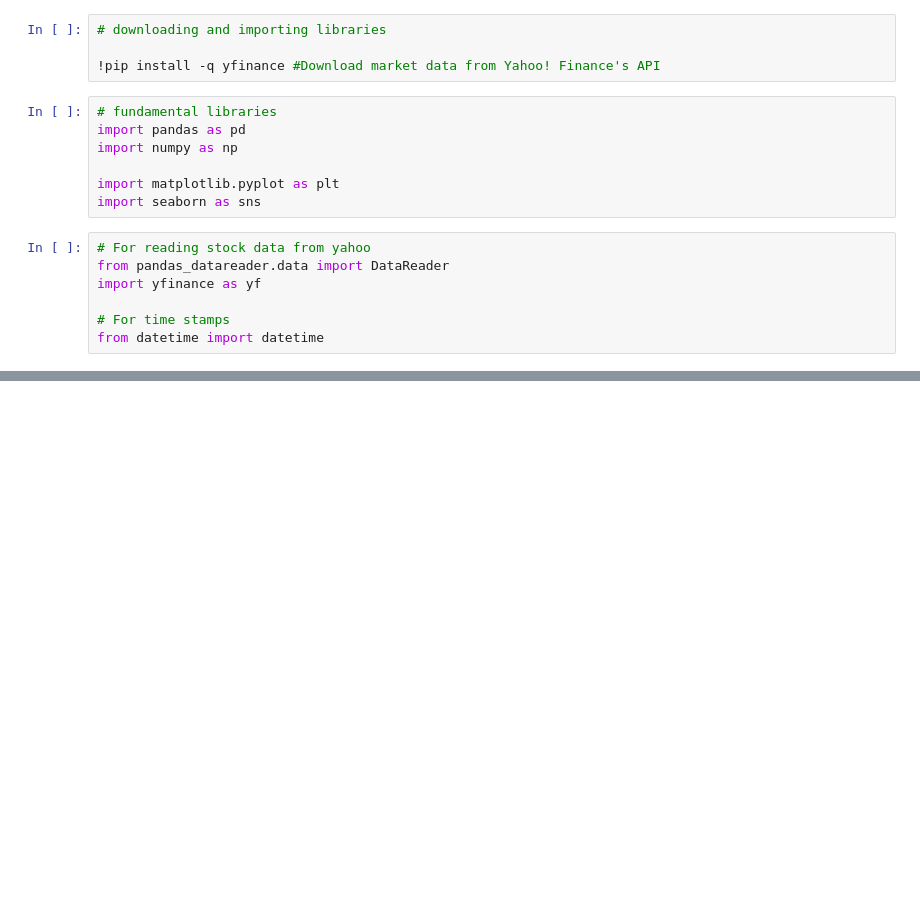
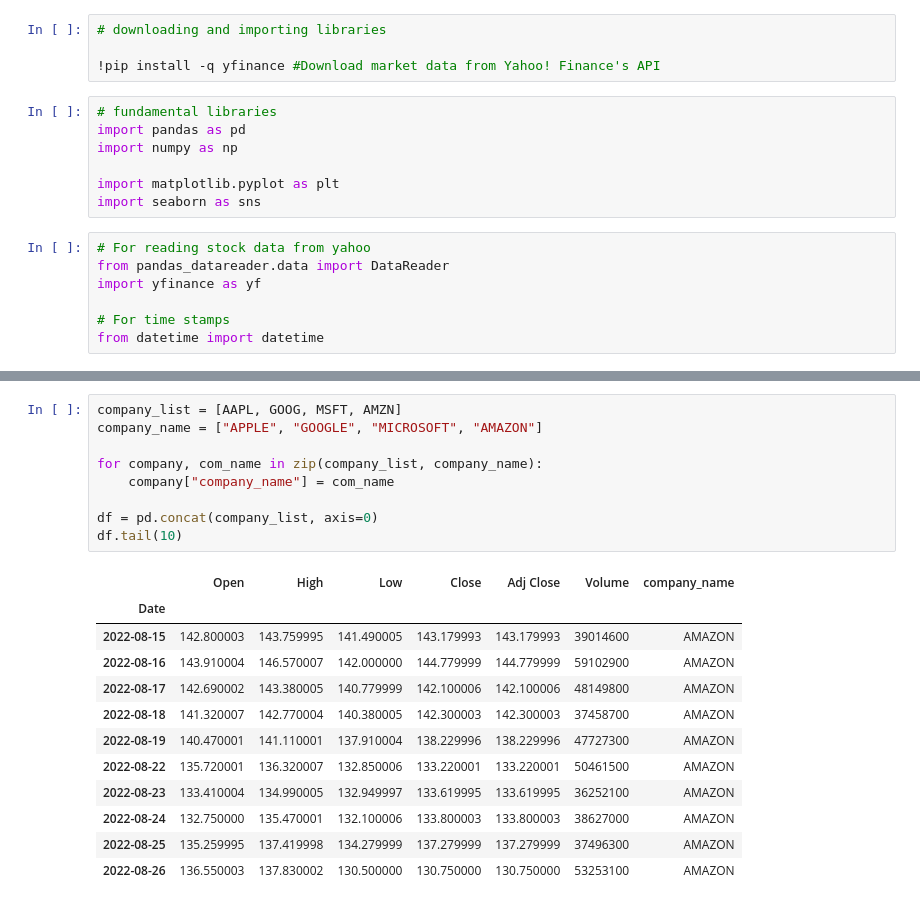
Before and after one commit to BANZOM/Stock_Market_Price_Prediction_by_LSTM, a Jupyter notebook: stocks_market_prediction_usingLSTM.ipynb, the cells around one changed output, grey strips where cells are left out. Drawn from its saved outputs; the diff is of its cells as text; blank space fills up the shorter version.

```diff
--- a/stocks_market_prediction_usingLSTM.ipynb
+++ b/stocks_market_prediction_usingLSTM.ipynb
@@ -20,0 +38,22 @@ from datetime import datetime
+# %%
+company_list = [AAPL, GOOG, MSFT, AMZN]
+company_name = ["APPLE", "GOOGLE", "MICROSOFT", "AMAZON"]
+
+for company, com_name in zip(company_list, company_name):
+    company["company_name"] = com_name
+
+df = pd.concat(company_list, axis=0)
+df.tail(10)
+# %% [output]
+|  | Open | High | Low | Close | Adj Close | Volume | company_name |
+| Date |  |  |  |  |  |  |  |
+| 2022-08-15 | 142.800003 | 143.759995 | 141.490005 | 143.179993 | 143.179993 | 39014600 | AMAZON |
+| 2022-08-16 | 143.910004 | 146.570007 | 142.000000 | 144.779999 | 144.779999 | 59102900 | AMAZON |
+| 2022-08-17 | 142.690002 | 143.380005 | 140.779999 | 142.100006 | 142.100006 | 48149800 | AMAZON |
+| 2022-08-18 | 141.320007 | 142.770004 | 140.380005 | 142.300003 | 142.300003 | 37458700 | AMAZON |
+| 2022-08-19 | 140.470001 | 141.110001 | 137.910004 | 138.229996 | 138.229996 | 47727300 | AMAZON |
+| 2022-08-22 | 135.720001 | 136.320007 | 132.850006 | 133.220001 | 133.220001 | 50461500 | AMAZON |
+| 2022-08-23 | 133.410004 | 134.990005 | 132.949997 | 133.619995 | 133.619995 | 36252100 | AMAZON |
+| 2022-08-24 | 132.750000 | 135.470001 | 132.100006 | 133.800003 | 133.800003 | 38627000 | AMAZON |
+| 2022-08-25 | 135.259995 | 137.419998 | 134.279999 | 137.279999 | 137.279999 | 37496300 | AMAZON |
+| 2022-08-26 | 136.550003 | 137.830002 | 130.500000 | 130.750000 | 130.750000 | 53253100 | AMAZON |
```
Also changed, not shown: parts of 7 cells of this notebook.
